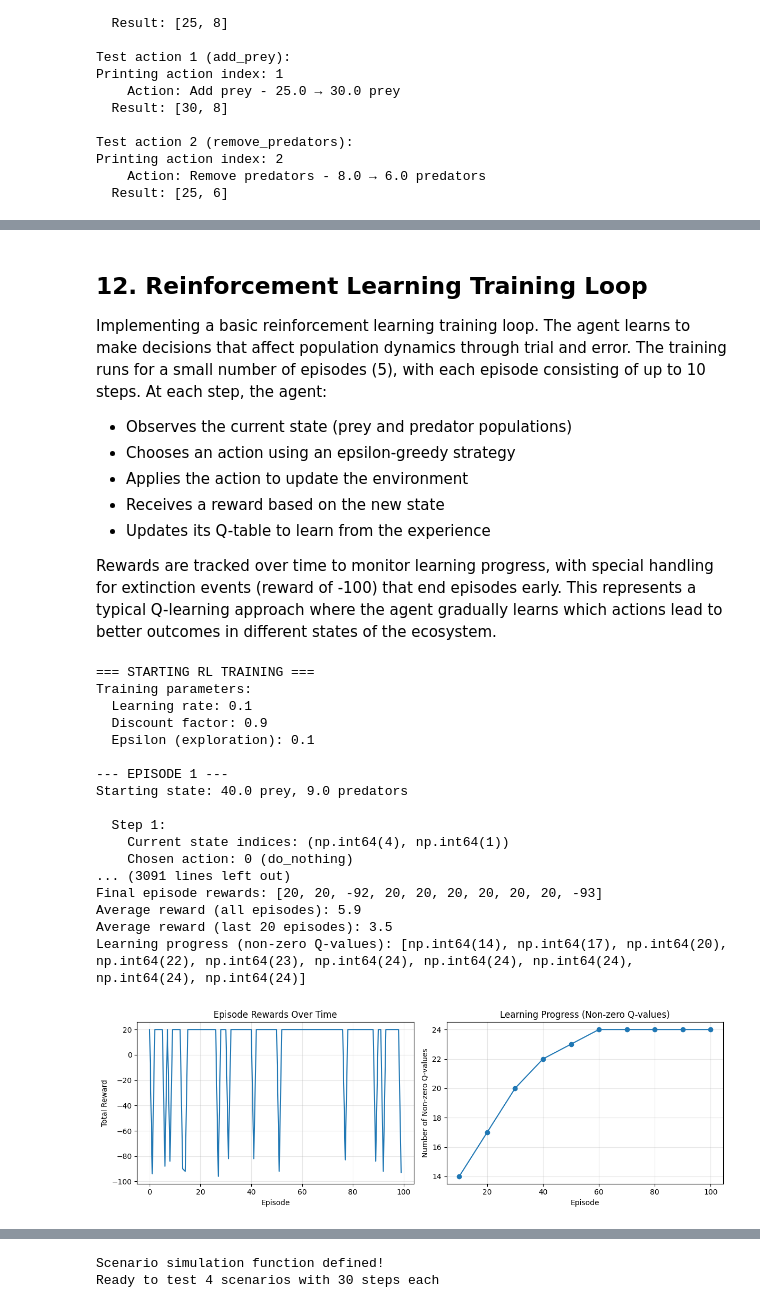
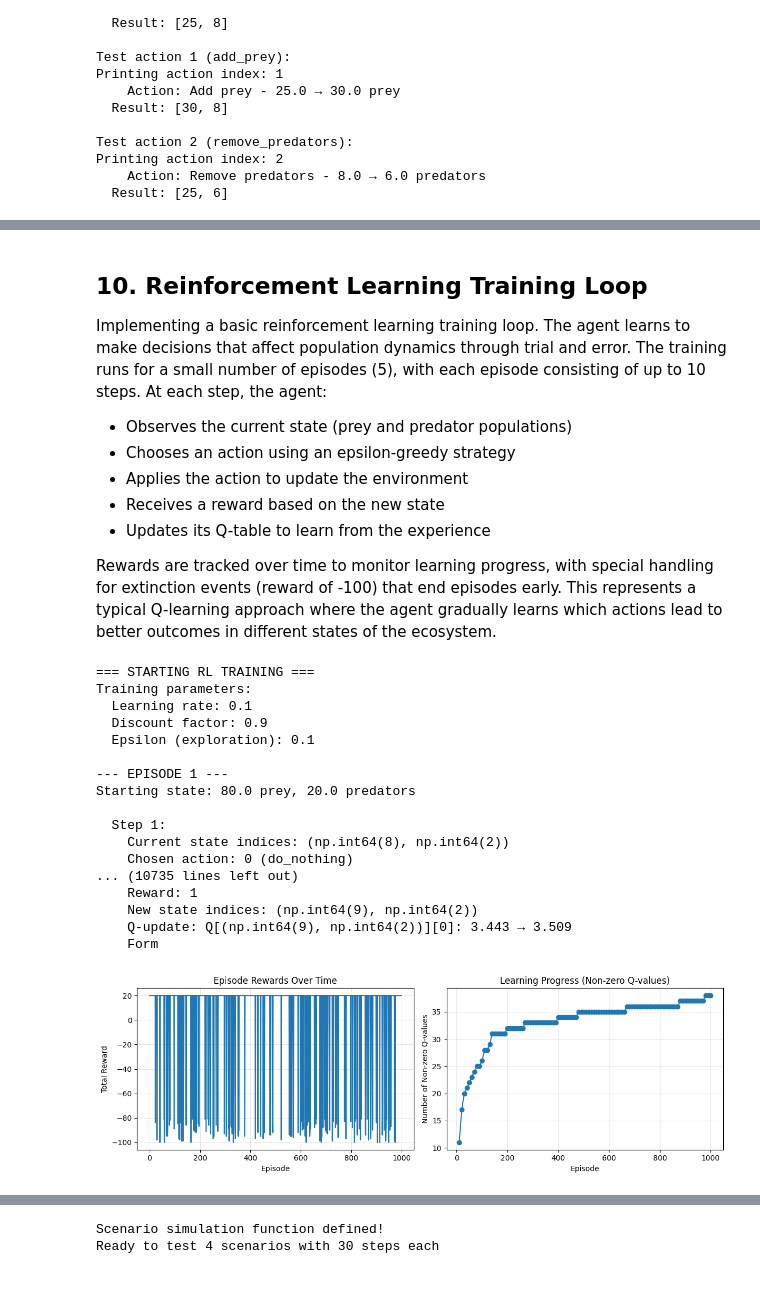
Before and after one commit to mullermatej/lotka-volterra-simulation, a Jupyter notebook: lotka_volterra_simulation.ipynb, the cells around one changed output, grey strips where cells are left out. Saved outputs shown, nothing was run; the diff lists cells and outputs as text; code cells hidden in the pictures.

```diff
--- a/lotka_volterra_simulation.ipynb
+++ b/lotka_volterra_simulation.ipynb
@@ -483,5 +369,5 @@ After update: 9.5
 # %% [markdown]
-## 12. Reinforcement Learning Training Loop
+## 10. Reinforcement Learning Training Loop
 
 Implementing a basic reinforcement learning training loop. The agent learns to make decisions that affect population dynamics through trial and error.
 The training runs for a small number of episodes (5), with each episode consisting of up to 10 steps.
@@ -495,7 +381,6 @@ At each step, the agent:
 
 Rewards are tracked over time to monitor learning progress, with special handling for extinction events (reward of -100) that end episodes early. This represents a typical Q-learning approach where the agent gradually learns which actions lead to better outcomes in different states of the ecosystem.
 # %%
-# Simple training loop - let's start with just a few episodes
 print("=== STARTING RL TRAINING ===")
 print(f"Training parameters:")
 print(f"  Learning rate: {learning_rate}")
@@ -503,8 +388,8 @@ print(f"  Discount factor: {discount_factor}")
 print(f"  Epsilon (exploration): {epsilon}")
 print()
 
-# Training settings - Enhanced for better learning
-num_episodes = 100  # Much more substantial training
+# Training settings
+num_episodes = 1000
 max_steps_per_episode = 20  # Longer episodes for more learning opportunities
 
 # Diverse starting states for better exploration
@@ -579,7 +464,7 @@ for episode in range(num_episodes):
 
     total_rewards.append(episode_reward)
 
-    # Track learning progress every 10 episodes
+    # Track learning progress
     if (episode + 1) % 10 == 0:
         non_zero_q = np.count_nonzero(q_table)
         learning_progress.append(non_zero_q)
@@ -591,7 +476,7 @@ for episode in range(num_episodes):
         print("-" * 50)
 
 print(f"\n=== TRAINING COMPLETE ===")
-print(f"Final episode rewards: {total_rewards[-10:]}")  # Show last 10
+print(f"Final episode rewards: {total_rewards[-10:]}")
 print(f"Average reward (all episodes): {np.mean(total_rewards):.1f}")
 print(f"Average reward (last 20 episodes): {np.mean(total_rewards[-20:]):.1f}")
 print(f"Learning progress (non-zero Q-values): {learning_progress}")
@@ -600,39 +485,39 @@ print(f"Learning progress (non-zero Q-values): {learning_progress}")
 plt.figure(figsize=(12, 4))
 
 plt.subplot(1, 2, 1)
 plt.plot(total_rewards)
 plt.title('Episode Rewards Over Time')
 plt.xlabel('Episode')
 plt.ylabel('Total Reward')
 plt.grid(True, alpha=0.3)
 
 plt.subplot(1, 2, 2)
 episode_markers = list(range(10, num_episodes + 1, 10))
 plt.plot(episode_markers, learning_progress, 'o-')
 plt.title('Learning Progress (Non-zero Q-values)')
 plt.xlabel('Episode')
 plt.ylabel('Number of Non-zero Q-values')
 plt.grid(True, alpha=0.3)
 
 plt.tight_layout()
 plt.show()
 # %% [output]
 === STARTING RL TRAINING ===
 Training parameters:
   Learning rate: 0.1
   Discount factor: 0.9
   Epsilon (exploration): 0.1
 
 --- EPISODE 1 ---
-Starting state: 40.0 prey, 9.0 predators
+Starting state: 80.0 prey, 20.0 predators
 
   Step 1:
-    Current state indices: (np.int64(4), np.int64(1))
+    Current state indices: (np.int64(8), np.int64(2))
     Chosen action: 0 (do_nothing)
-... (3091 lines left out)
-Final episode rewards: [20, 20, -92, 20, 20, 20, 20, 20, 20, -93]
-Average reward (all episodes): 5.9
-Average reward (last 20 episodes): 3.5
-Learning progress (non-zero Q-values): [np.int64(14), np.int64(17), np.int64(20), np.int64(22), np.int64(23), np.int64(24), np.int64(24), np.int64(24), np.int64(24), np.int64(24)]
+... (10735 lines left out)
+    Reward: 1
+    New state indices: (np.int64(9), np.int64(2))
+    Q-update: Q[(np.int64(9), np.int64(2))][0]: 3.443 → 3.509
+    Form
-[figure, old version]
+[figure, new version]
 # %% [markdown]
```
Also changed, not shown: parts of 26 cells of this notebook.
